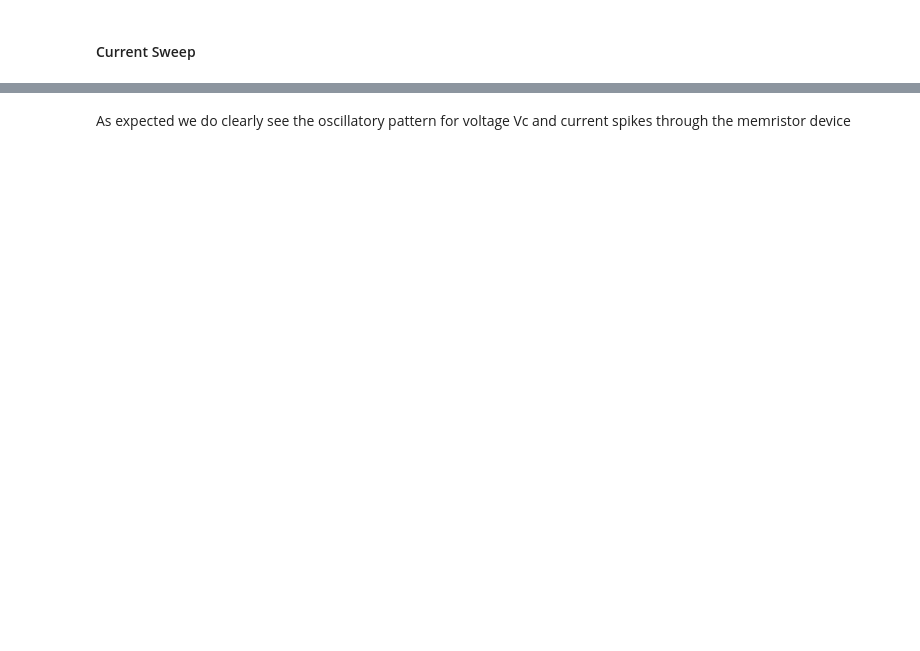
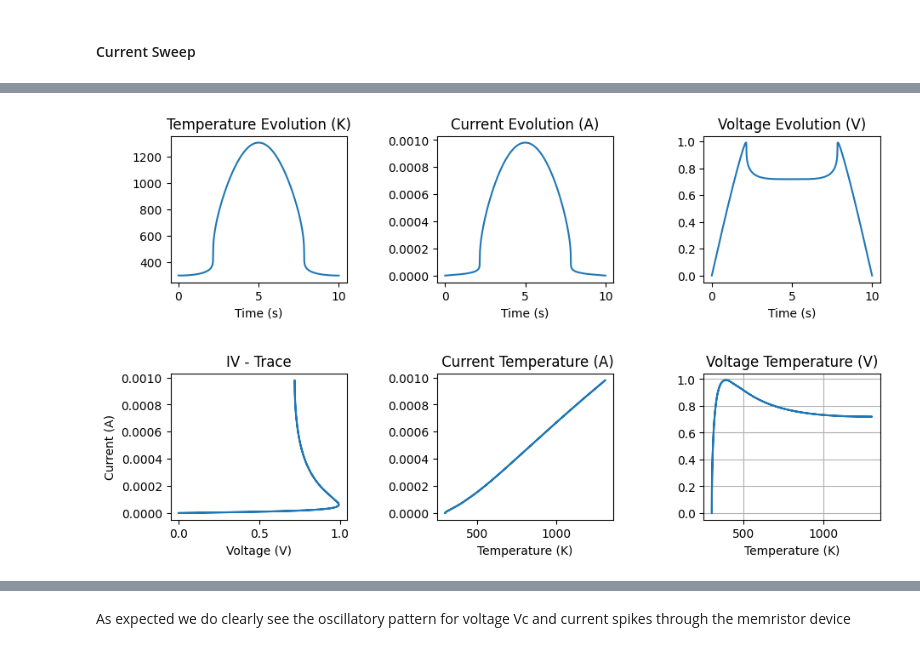
Before and after one commit to Sumalyo/MONN_work, a Jupyter notebook: Memristor_Tasks.ipynb, the cells around one changed output, grey strips where cells are left out. Cells and saved outputs as stored; diff of their text form; code cells hidden in the pictures; blank space fills up the shorter version.

```diff
--- a/Memristor_Tasks.ipynb
+++ b/Memristor_Tasks.ipynb
@@ -293,3 +260,55 @@ plt.show()
+# %%
+mem = Memristor()
+mem.Rs = 1000
+t_final = 10
+t_span = (0, t_final)
+t_eval = np.linspace(0, t_final, 1000)
+sol = solve_ivp(mem.ChangeModelVoltageFunctionRs, t_span, [301], t_eval=t_eval, args=(sweep_gen_v,t_final,),method='Radau')
+
+# Post-process results
+T_final = sol.y[0]
+V_app_final = np.array([sweep_gen_v(ti,t_final) for ti in sol.t])
+G_final = mem.getMemcondductance(T_final)
+Vm_final = V_app_final /(1+mem.Rs * G_final)
+Im_final = Vm_final * G_final
+plt.figure(figsize=(10, 6))
+
+plt.subplot(2, 3, 1)
+plt.plot(sol.t, T_final)
+plt.title("Temperature Evolution (K)")
+plt.xlabel("Time (s)")
+
+plt.subplot(2, 3, 2)
+plt.plot(sol.t, Im_final)
+plt.title("Current Evolution (A)")
+plt.xlabel("Time (s)")
+
+plt.subplot(2, 3, 3)
+plt.plot(sol.t, Vm_final)
+plt.title("Voltage Evolution (V)")
+plt.xlabel("Time (s)")
+
+plt.subplot(2, 3, 4)
+plt.plot(Vm_final,Im_final)
+plt.title("IV - Trace")
+plt.xlabel("Voltage (V)")
+plt.ylabel("Current (A)")
+
+plt.subplot(2, 3, 5)
+plt.plot(T_final,Im_final)
+plt.title(" Current Temperature (A)")
+plt.xlabel("Temperature (K)")
+
+plt.subplot(2, 3, 6)
+plt.plot(T_final,Vm_final)
+plt.title("Voltage Temperature (V)")
+plt.xlabel("Temperature (K)")
+
+plt.grid(True)
+plt.tight_layout(pad=3.0)
+plt.show()
+# %% [output]
+[figure, added]
 # %%
 class MemristorCell:
     def __init__(self, memristor_instance) -> None:
```
Also changed, not shown: parts of 14 cells of this notebook.
